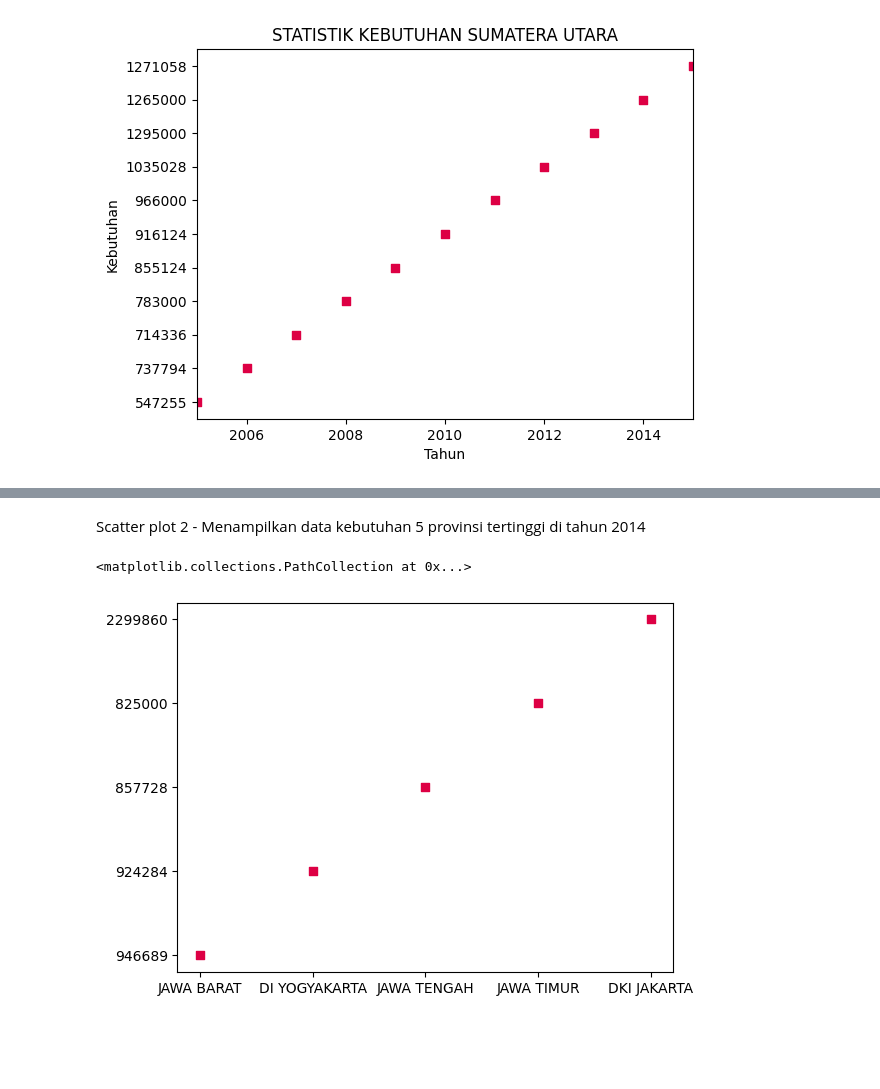
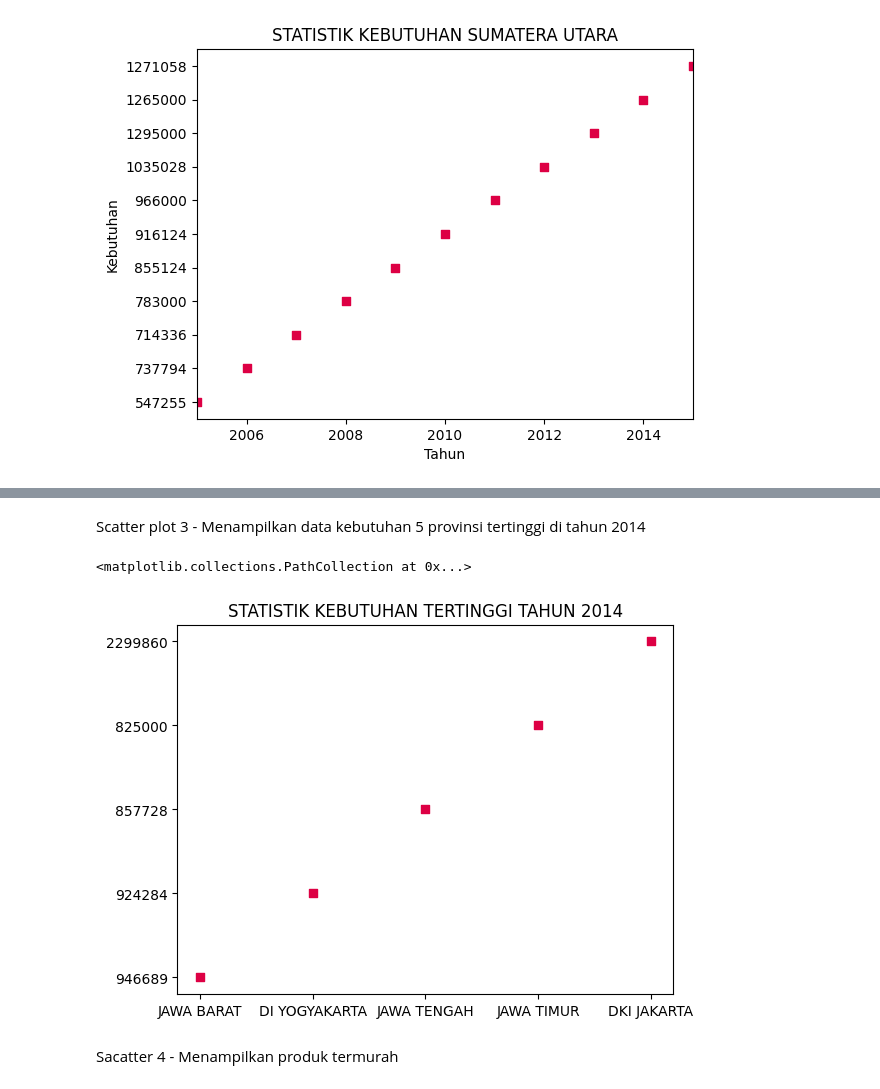
Before and after one commit to rnursiddiq/Visualisasi-Data, a Jupyter notebook: UAS_Rozaan_Shofwan_Nursiddiq.ipynb, the cells around one changed output, grey strips where cells are left out. Cells and saved outputs as stored; diff of their text form; code cells hidden in the pictures; blank space fills up the shorter version.

Commit message:
UAS-Visualisasi-Data-Informasi

```diff
--- a/UAS_Rozaan_Shofwan_Nursiddiq.ipynb
+++ b/UAS_Rozaan_Shofwan_Nursiddiq.ipynb
@@ -49,26 +71,28 @@ plt.show()
 # %% [markdown]
-Scatter plot 2 - Menampilkan data kebutuhan 5 provinsi tertinggi di tahun 2014
+Scatter plot 3 - Menampilkan data kebutuhan 5 provinsi tertinggi di tahun 2014
 # %%
 df = pd.DataFrame(df_kbulanan)
 # Mengambil data hanya untuk provinsi tertentu (misalnya 'Jawa Barat')
 tahun = 2014
 df_provinsi_tertentu = df_sorted.loc[df['tahun'] == tahun]
 df_sorted = df_provinsi_tertentu.sort_values(by='kebutuhan', ascending=False)
 df_data = df_sorted.head(5)
 
 x = df_data['Propinsi']  # Data untuk sumbu x
 y = df_data['kebutuhan'] # Data untuk sumbu y
 
 df_provinsi_tertentu
-# plt.title(f'STATISTIK KEBUTUHAN {provinsi_tertentu}')
+plt.title(f'STATISTIK KEBUTUHAN TERTINGGI TAHUN {tahun}')
 # plt.xlabel("Propinsi")
 # plt.ylabel("Kebutuhan")
 plt.scatter(x, y, color='#D04', marker='s')
 
 # plt.xlim(min(x), max(x))
 # # Menampilkan data provinsi tertentu
 
 # plt.show()
 # %% [output]
 <matplotlib.collections.PathCollection at 0x...>
-[figure, old version]
+[figure, new version]
+# %% [markdown]
+Sacatter 4 - Menampilkan produk termurah
```
Also changed, not shown: parts of 9 cells of this notebook.
